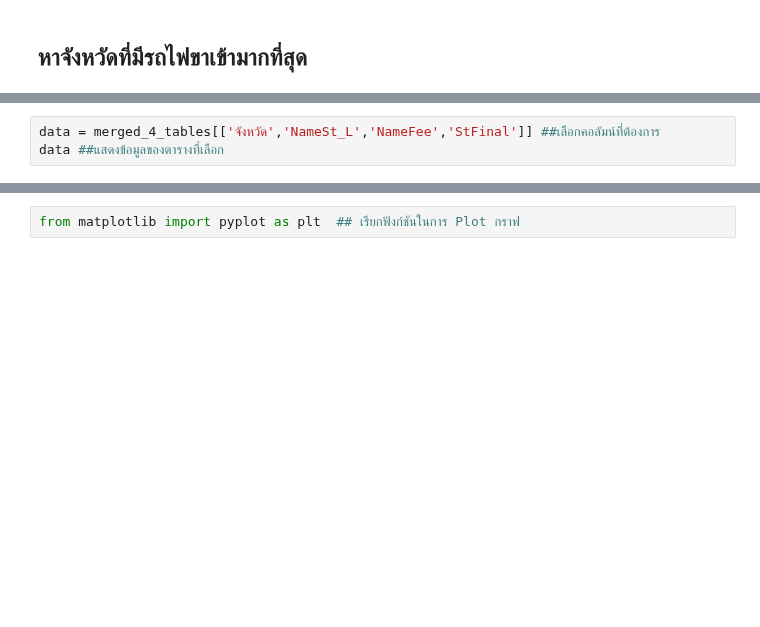
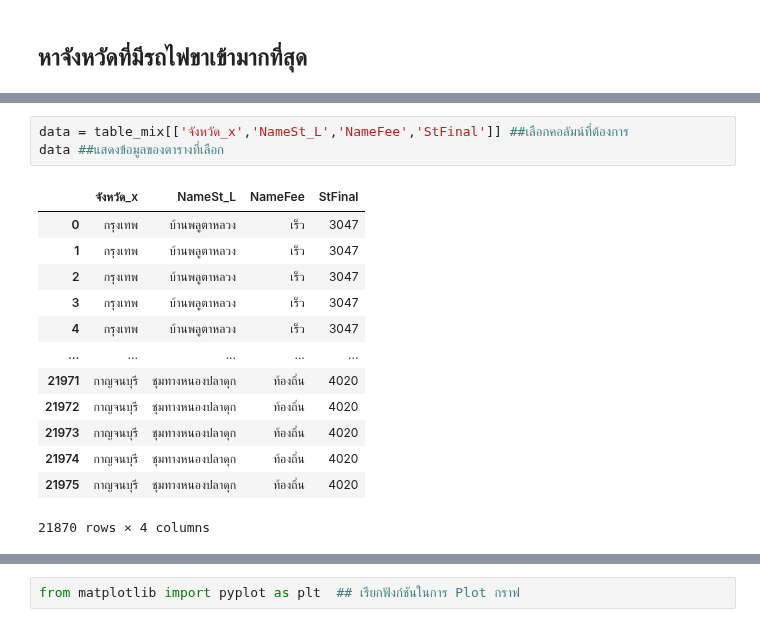
Before and after one commit to ThanikPimpiban/DWDM21, a Jupyter notebook: Project_final.ipynb, the cells around one changed output, grey strips where cells are left out. Drawn from its saved outputs; the diff is of its cells as text; blank space fills up the shorter version.

```diff
--- a/Project_final.ipynb
+++ b/Project_final.ipynb
@@ -1048,4 +1064,18 @@ plt.scatter(model.cluster_centers_[:,0] ,model.cluster_centers_[:,1] ,c='black',
 # %%
-data = merged_4_tables[['จังหวัด','NameSt_L','NameFee','StFinal']] ##เลือกคอลัมน์ที่ต้องการ
+data = table_mix[['จังหวัด_x','NameSt_L','NameFee','StFinal']] ##เลือกคอลัมน์ที่ต้องการ
 data ##แสดงข้อมูลของตารางที่เลือก
+# %% [output]
+|  | จังหวัด_x | NameSt_L | NameFee | StFinal |
+| 0 | กรุงเทพ | บ้านพลูตาหลวง | เร็ว | 3047 |
+| 1 | กรุงเทพ | บ้านพลูตาหลวง | เร็ว | 3047 |
+| 2 | กรุงเทพ | บ้านพลูตาหลวง | เร็ว | 3047 |
+| 3 | กรุงเทพ | บ้านพลูตาหลวง | เร็ว | 3047 |
+| 4 | กรุงเทพ | บ้านพลูตาหลวง | เร็ว | 3047 |
+| ... | ... | ... | ... | ... |
+| 21971 | กาญจนบุรี | ชุมทางหนองปลาดุก | ท้องถิ่น | 4020 |
+| 21972 | กาญจนบุรี | ชุมทางหนองปลาดุก | ท้องถิ่น | 4020 |
+| 21973 | กาญจนบุรี | ชุมทางหนองปลาดุก | ท้องถิ่น | 4020 |
+| 21974 | กาญจนบุรี | ชุมทางหนองปลาดุก | ท้องถิ่น | 4020 |
+| 21975 | กาญจนบุรี | ชุมทางหนองปลาดุก | ท้องถิ่น | 4020 |
+21870 rows × 4 columns
 # %%
```
Also changed, not shown: parts of 10 cells of this notebook.
